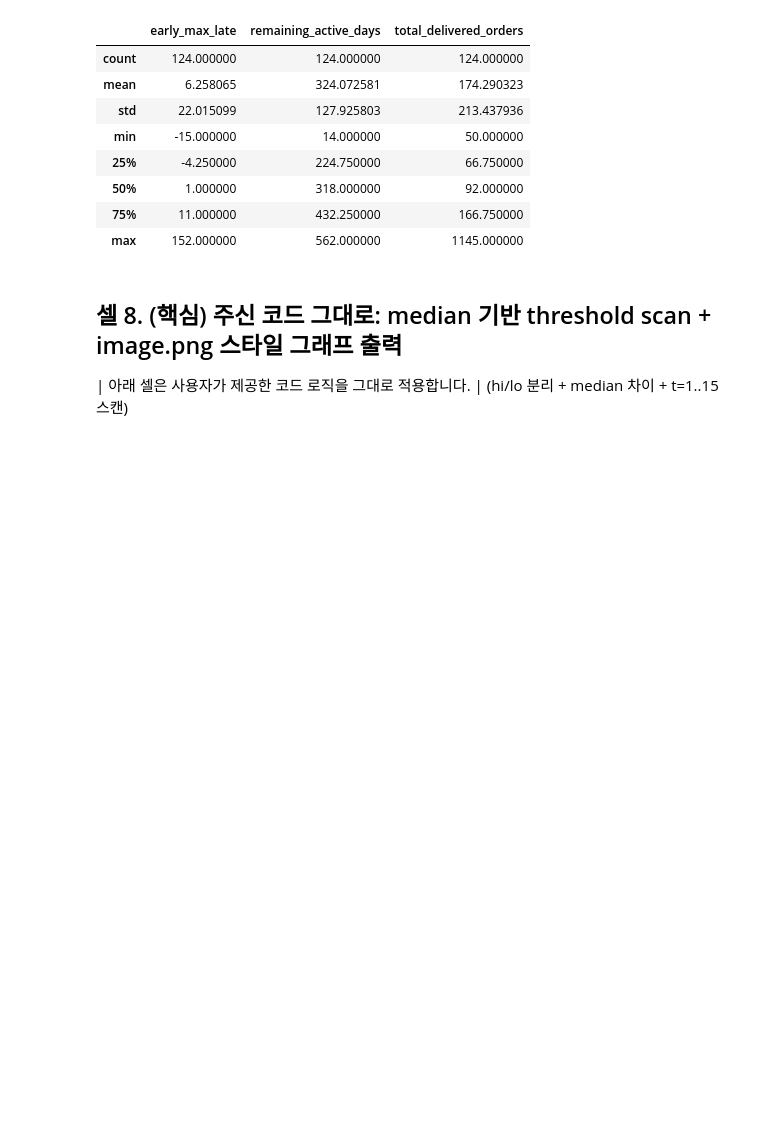
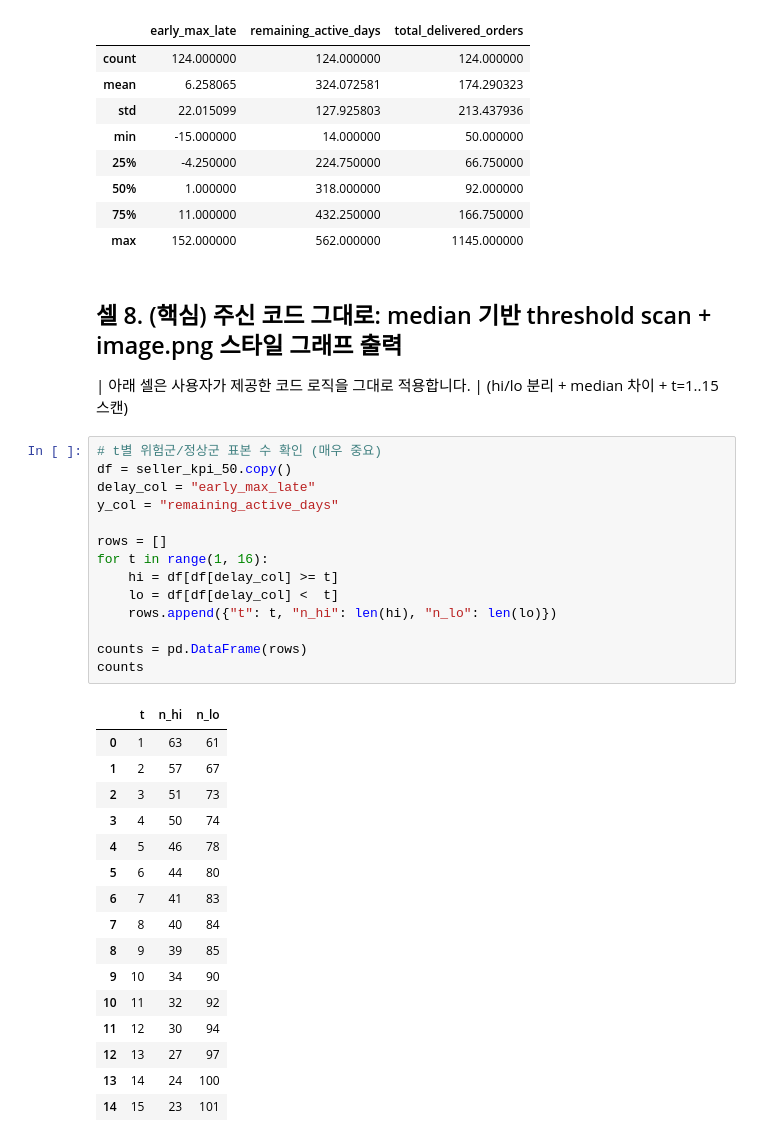
Before and after one commit to hdyeon67/team4_olist_project, a Jupyter notebook: notebooks/main_seller_delay_threshold_loss.ipynb, the cells around one changed output. Cells and saved outputs as stored; diff of their text form; blank space fills up the shorter version.

```diff
--- a/notebooks/main_seller_delay_threshold_loss.ipynb
+++ b/notebooks/main_seller_delay_threshold_loss.ipynb
@@ -547,6 +558,37 @@ seller_kpi_50 shape: (124, 11)
 ## 셀 8. (핵심) 주신 코드 그대로: median 기반 threshold scan + image.png 스타일 그래프 출력
 | 아래 셀은 사용자가 제공한 코드 로직을 그대로 적용합니다.
 | (hi/lo 분리 + median 차이 + t=1..15 스캔)
+# %%
+# t별 위험군/정상군 표본 수 확인 (매우 중요)
+df = seller_kpi_50.copy()
+delay_col = "early_max_late"
+y_col = "remaining_active_days"
+
+rows = []
+for t in range(1, 16):
+    hi = df[df[delay_col] >= t]
+    lo = df[df[delay_col] <  t]
+    rows.append({"t": t, "n_hi": len(hi), "n_lo": len(lo)})
+
+counts = pd.DataFrame(rows)
+counts
+# %% [output]
+|  | t | n_hi | n_lo |
+| 0 | 1 | 63 | 61 |
+| 1 | 2 | 57 | 67 |
+| 2 | 3 | 51 | 73 |
+| 3 | 4 | 50 | 74 |
+| 4 | 5 | 46 | 78 |
+| 5 | 6 | 44 | 80 |
+| 6 | 7 | 41 | 83 |
+| 7 | 8 | 40 | 84 |
+| 8 | 9 | 39 | 85 |
+| 9 | 10 | 34 | 90 |
+| 10 | 11 | 32 | 92 |
+| 11 | 12 | 30 | 94 |
+| 12 | 13 | 27 | 97 |
+| 13 | 14 | 24 | 100 |
+| 14 | 15 | 23 | 101 |
 # %%
 # =========================================
 # Cell 8) EXACT scan code (median lo - median hi) + image.png style plot
```
Also changed, not shown: parts of 2 cells of this notebook.
